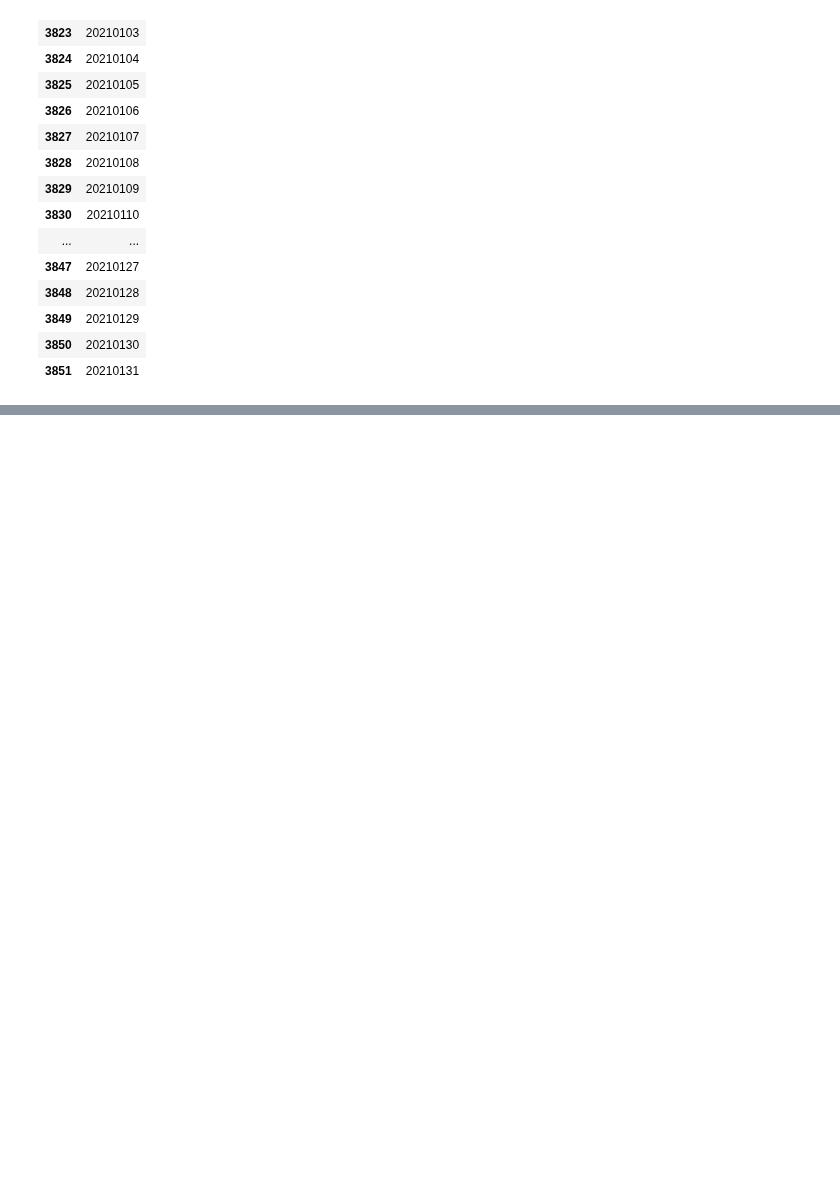
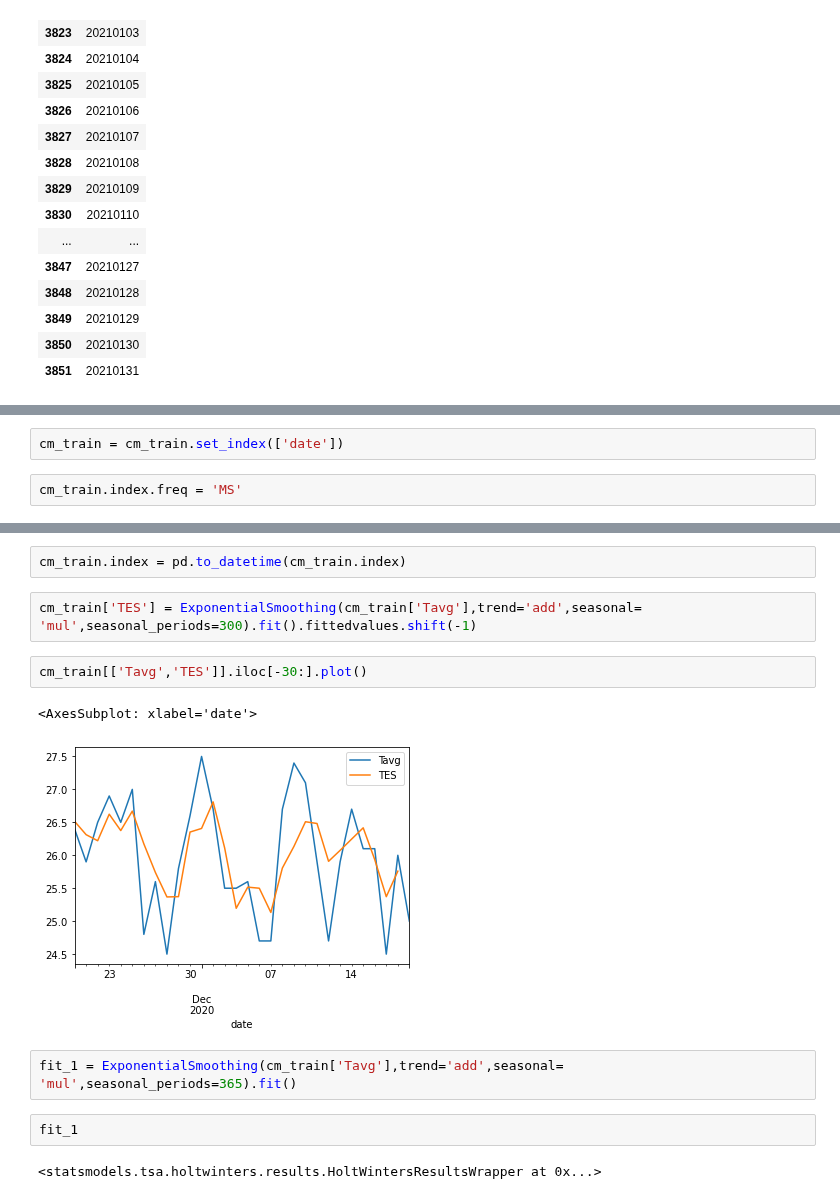
Before and after one commit to Jeongho-cho/Climate-Data-Daily-IDN, a Jupyter notebook: climate.ipynb, the cells around one changed output, grey strips where cells are left out. Cells and saved outputs as stored; diff of their text form; blank space fills up the shorter version.

```diff
--- a/climate.ipynb
+++ b/climate.ipynb
@@ -719,0 +797,4 @@ X_data_2[X_data_2['date'] >= 20210101][['date']]
+# %%
+cm_train = cm_train.set_index(['date'])
+# %%
+cm_train.index.freq = 'MS'
@@ -719,0 +820,15 @@ X_data_2[X_data_2['date'] >= 20210101][['date']]
+# %%
+cm_train.index = pd.to_datetime(cm_train.index)
+# %%
+cm_train['TES'] = ExponentialSmoothing(cm_train['Tavg'],trend='add',seasonal= 'mul',seasonal_periods=300).fit().fittedvalues.shift(-1)
+# %%
+cm_train[['Tavg','TES']].iloc[-30:].plot()
+# %% [output]
+<AxesSubplot: xlabel='date'>
+[figure, added]
+# %%
+fit_1 = ExponentialSmoothing(cm_train['Tavg'],trend='add',seasonal= 'mul',seasonal_periods=365).fit()
+# %%
+fit_1
+# %% [output]
+<statsmodels.tsa.holtwinters.results.HoltWintersResultsWrapper at 0x...>
```
Also changed, not shown: parts of 15 cells of this notebook.
